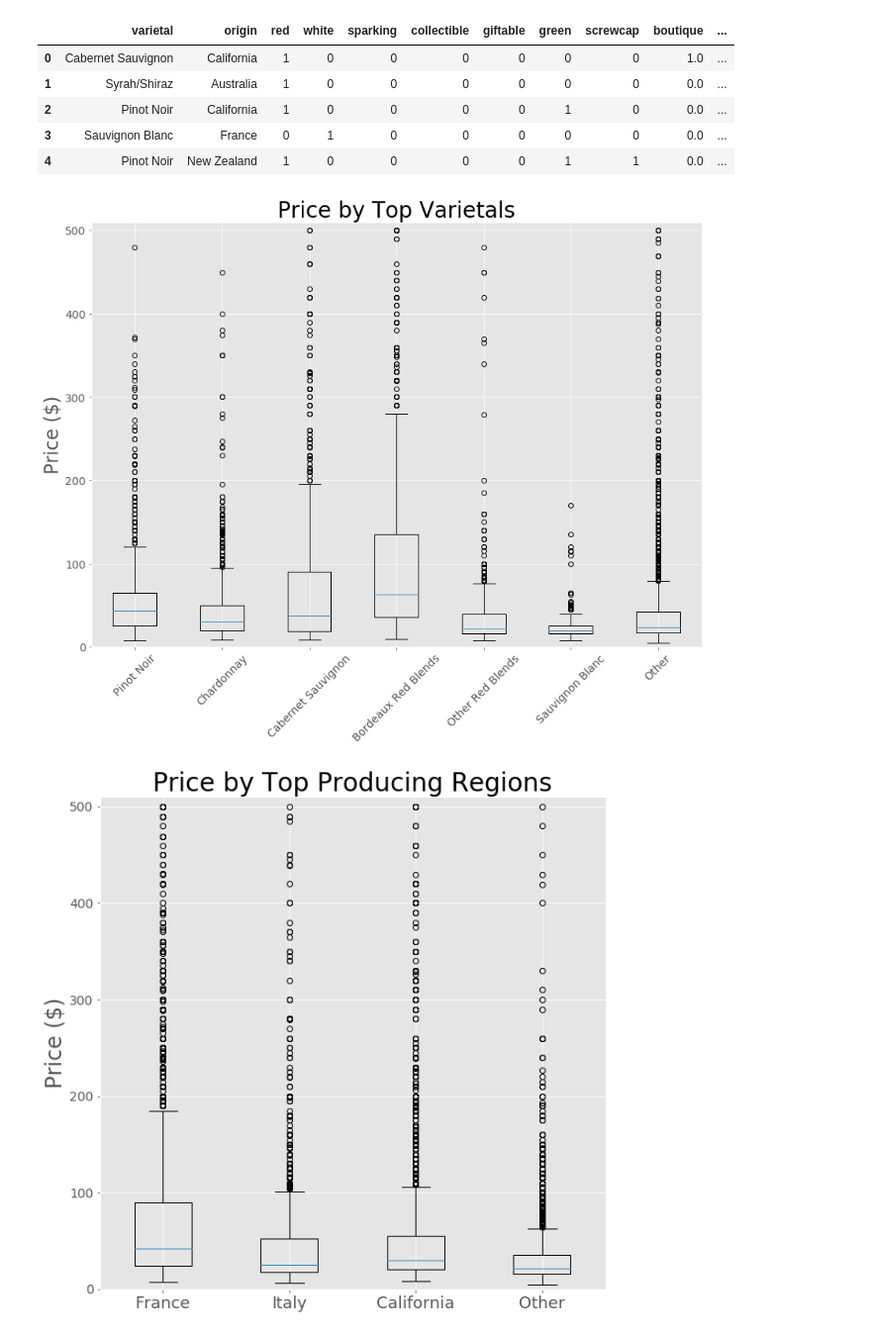
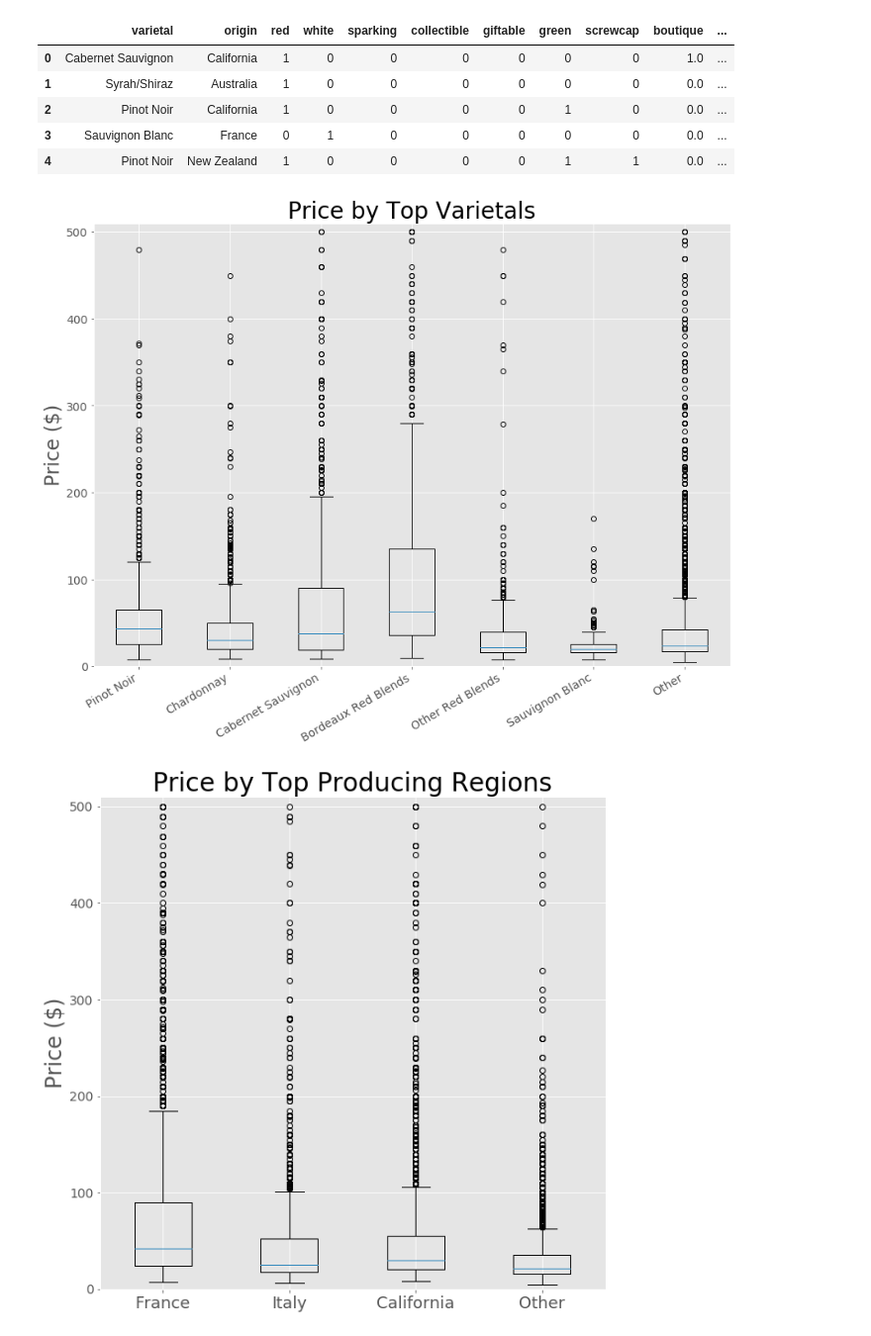
Before and after one commit to alyserecord/wine, a Jupyter notebook: src/playground.ipynb, the cells around one changed output. Shown at 99% size. Drawn from its saved outputs; the diff is of its cells as text; code cells hidden in the pictures.

Commit message:
updating varietals figure

```diff
--- a/src/playground.ipynb
+++ b/src/playground.ipynb
@@ -542,23 +542,23 @@ df.head()
 # %%
 fig, ax = plt.subplots(figsize=(14,10))
 pinot_noir = df[df['varietal']=='Pinot Noir']
 chardonnay = df[df['varietal']== 'Chardonnay']
 cab_sauv = df[df['varietal']=='Cabernet Sauvignon']
 bordeaux_reds = df[df['varietal']=='Bordeaux Red Blends']
 other_reds = df[df['varietal']== 'Other Red Blends']
 sauv_blanc = df[df['varietal']== 'Sauvignon Blanc']
 other = df[~df['varietal'].isin(['Pinot Noir','Chardonnay','Cabernet Sauvignon','Bordeaux Red Blends','Other Red Blends','Sauvignon Blanc'])]
 plt.boxplot(x = [pinot_noir['price'],chardonnay['price'],cab_sauv['price'],bordeaux_reds['price'],other_reds['price'],sauv_blanc['price'],other['price']])
-plt.xticks([1, 2, 3, 4, 5, 6, 7], ['Pinot Noir','Chardonnay','Cabernet Sauvignon','Bordeaux Red Blends','Other Red Blends','Sauvignon Blanc','Other'],fontsize=14,rotation=45)
+plt.xticks([1, 2, 3, 4, 5, 6, 7], ['Pinot Noir','Chardonnay','Cabernet Sauvignon','Bordeaux Red Blends','Other Red Blends','Sauvignon Blanc','Other'],fontsize=14,rotation=30, ha="right")
 plt.yticks(fontsize = 14)
 plt.ylabel('Price ($)',fontsize=24)
 plt.title('Price by Top Varietals',fontsize = 28)
 plt.ylim(0,510)
 plt.savefig('../figures/price_by_varietal.jpg')
 plt.show()
 plt.show()
 # %% [output]
-[figure, old version]
+[figure, new version]
 # %%
 fig, ax = plt.subplots(figsize=(10,10))
 france = df[df['origin']=='France']
```
Also changed, not shown: 1 other file.
